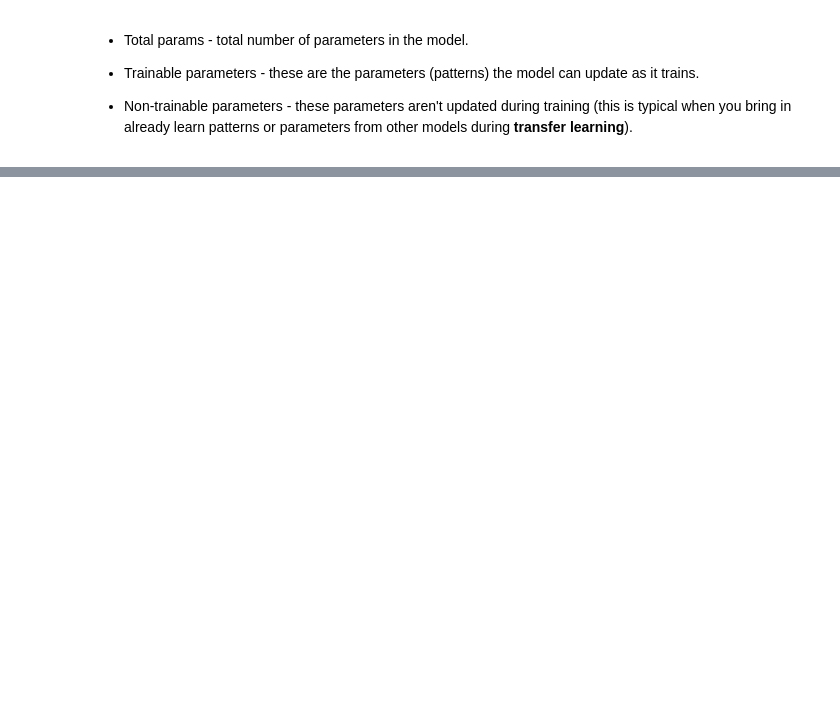
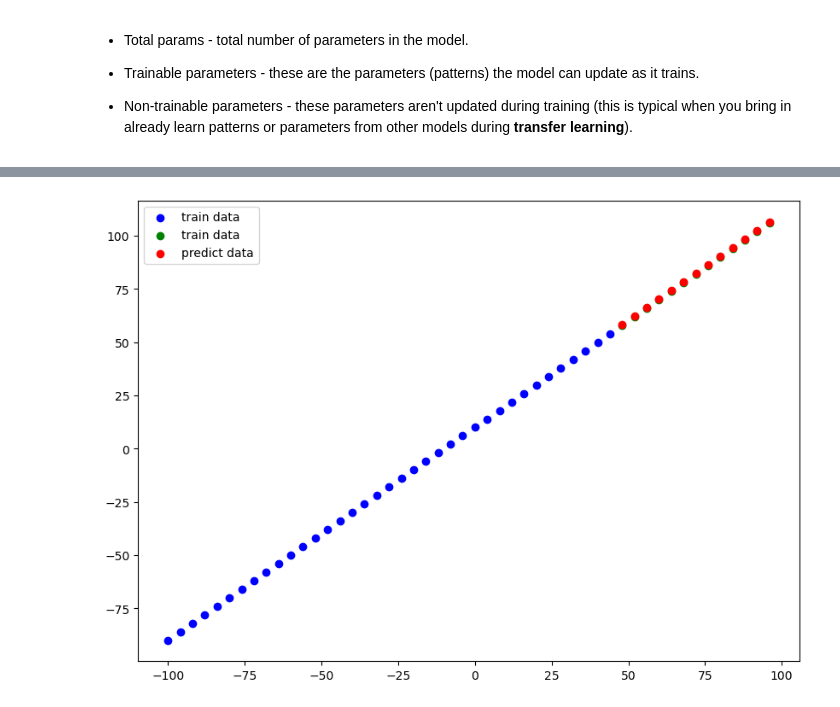
Before and after one commit to mageshyt/Machine-Learning-2023, a Jupyter notebook: Deep learning/01_neural_network_regression_in_tensorflow.ipynb, the cells around one changed output, grey strips where cells are left out. Drawn from its saved outputs; the diff is of its cells as text; code cells hidden in the pictures; blank space fills up the shorter version.

```diff
--- a/Deep learning/01_neural_network_regression_in_tensorflow.ipynb
+++ b/Deep learning/01_neural_network_regression_in_tensorflow.ipynb
@@ -297,15 +298,15 @@ model.compile(
 # 1. creat a model
 
 model=tf.keras.Sequential([
-    tf.keras.layers.Dense(1,input_shape=[1])
+    tf.keras.layers.Dense(50,activation=None),
+    tf.keras.layers.Dense(1)
 ])
 
-# 2. compile
+model.compile(
+    loss="mae",
+    optimizer=tf.keras.optimizers.legacy.Adam(lr=0.01),
+    metrics=["mae"]
 
-model.compile(
-    optimizer=tf.keras.optimizers.legacy.SGD(),
-    loss=tf.keras.losses.mae,
-    metrics=["mae"]
 )
 # %%
 model.summary()
@@ -329,0 +323,2 @@ _________________________________________________________________
+# %%
+model.fit( tf.expand_dims(x_train,axis=-1),y_train,epochs=100,verbose=2)
@@ -329,0 +379,5 @@ _________________________________________________________________
+# %%
+# make some predictions
+
+y_preds=model.predict(x_test)
+y_preds
@@ -329,0 +399,17 @@ _________________________________________________________________
+# %%
+# Create a plot function to visualize y_preds and y_train
+
+def plot_prediction(y_preds,train_data=x_train,train_label=y_train,test_data=x_test,test_label=y_test):
+    plt.figure(figsize=(10,7))
+    # plot train data
+    plt.scatter(train_data,train_label,c="b",label="train data")
+    # plot test data
+    plt.scatter(test_data,test_label,c="g",label="train data")
+    # plot model prediction vs actual
+    plt.scatter(test_data,y_preds,c="r",label="predict data")
+
+    plt.legend()
+# %%
+plot_prediction(y_preds=y_preds)
+# %% [output]
+[figure, added]
```
Also changed, not shown: parts of 20 cells of this notebook.
